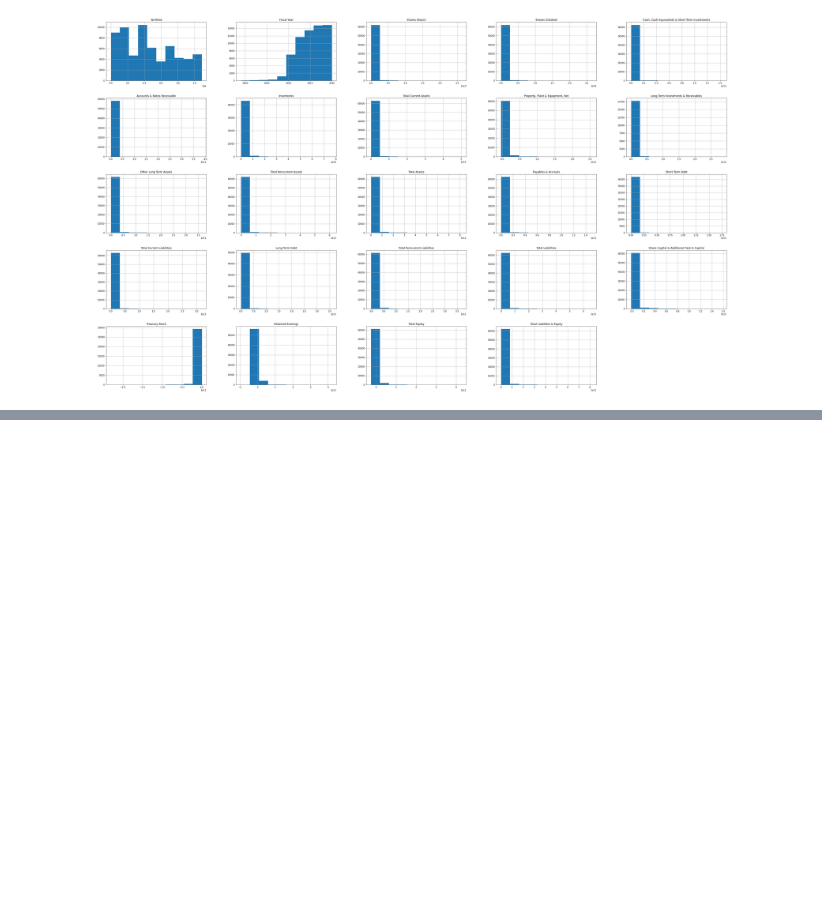
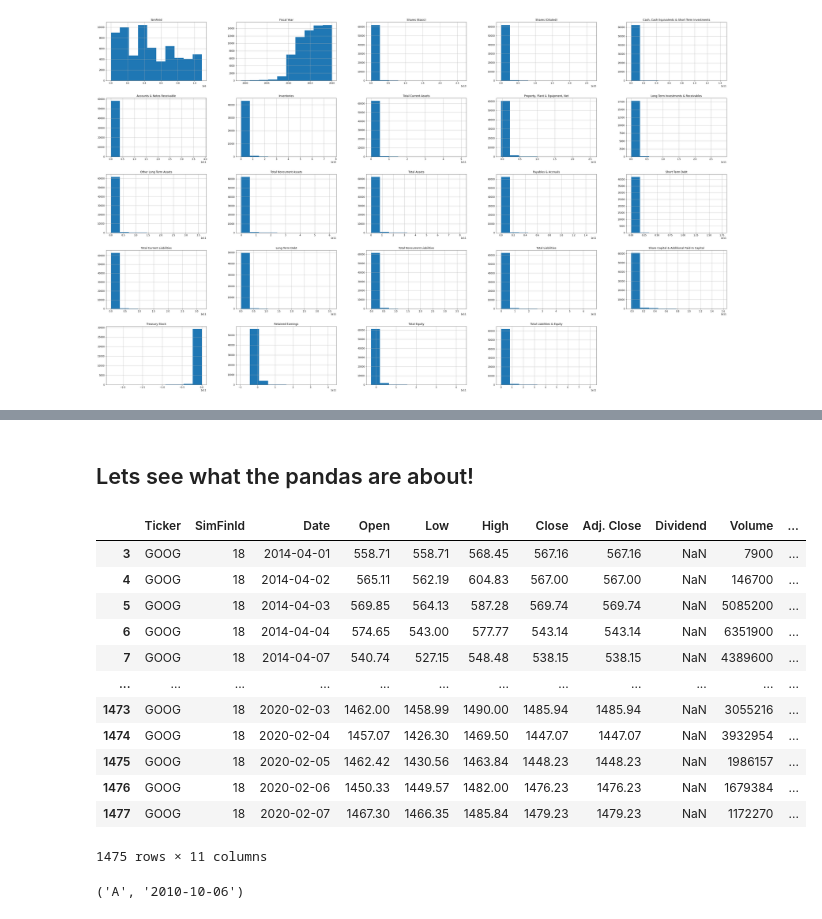
Before and after one commit to Kaushal1011/CSE523-Machine-Learning-Quantcats, a Jupyter notebook: Initial Notebook.ipynb, the cells around one changed output, grey strips where cells are left out. Cells and saved outputs as stored; diff of their text form; code cells hidden in the pictures; blank space fills up the shorter version.

Commit message:
base work for #1 done, pandas really OP

```diff
--- a/Initial Notebook.ipynb
+++ b/Initial Notebook.ipynb
@@ -86,0 +87,2 @@ array([[<AxesSubplot:title={'center':'SimFinId'}>,
+# %%
+daily_price=pd.read_csv("./datasets/us-shareprices-daily.csv",";")
@@ -86,0 +104,22 @@ array([[<AxesSubplot:title={'center':'SimFinId'}>,
+# %% [markdown]
+## Lets see what the pandas are about!
+# %%
+daily_price.loc[(daily_price.Ticker == 'GOOG') & (daily_price.Date >= "2014-04-01")]
+# %% [output]
+|  | Ticker | SimFinId | Date | Open | Low | High | Close | Adj. Close | Dividend | Volume | ... |
+| 3 | GOOG | 18 | 2014-04-01 | 558.71 | 558.71 | 568.45 | 567.16 | 567.16 | NaN | 7900 | ... |
+| 4 | GOOG | 18 | 2014-04-02 | 565.11 | 562.19 | 604.83 | 567.00 | 567.00 | NaN | 146700 | ... |
+| 5 | GOOG | 18 | 2014-04-03 | 569.85 | 564.13 | 587.28 | 569.74 | 569.74 | NaN | 5085200 | ... |
+| 6 | GOOG | 18 | 2014-04-04 | 574.65 | 543.00 | 577.77 | 543.14 | 543.14 | NaN | 6351900 | ... |
+| 7 | GOOG | 18 | 2014-04-07 | 540.74 | 527.15 | 548.48 | 538.15 | 538.15 | NaN | 4389600 | ... |
+| ... | ... | ... | ... | ... | ... | ... | ... | ... | ... | ... | ... |
+| 1473 | GOOG | 18 | 2020-02-03 | 1462.00 | 1458.99 | 1490.00 | 1485.94 | 1485.94 | NaN | 3055216 | ... |
+| 1474 | GOOG | 18 | 2020-02-04 | 1457.07 | 1426.30 | 1469.50 | 1447.07 | 1447.07 | NaN | 3932954 | ... |
+| 1475 | GOOG | 18 | 2020-02-05 | 1462.42 | 1430.56 | 1463.84 | 1448.23 | 1448.23 | NaN | 1986157 | ... |
+| 1476 | GOOG | 18 | 2020-02-06 | 1450.33 | 1449.57 | 1482.00 | 1476.23 | 1476.23 | NaN | 1679384 | ... |
+| 1477 | GOOG | 18 | 2020-02-07 | 1467.30 | 1466.35 | 1485.84 | 1479.23 | 1479.23 | NaN | 1172270 | ... |
+1475 rows × 11 columns
+# %%
+fundamen_data.loc[0]['Ticker'],fundamen_data.loc[0]['Publish Date']
+# %% [output]
+('A', '2010-10-06')
```
Also changed, not shown: parts of 6 cells of this notebook.
